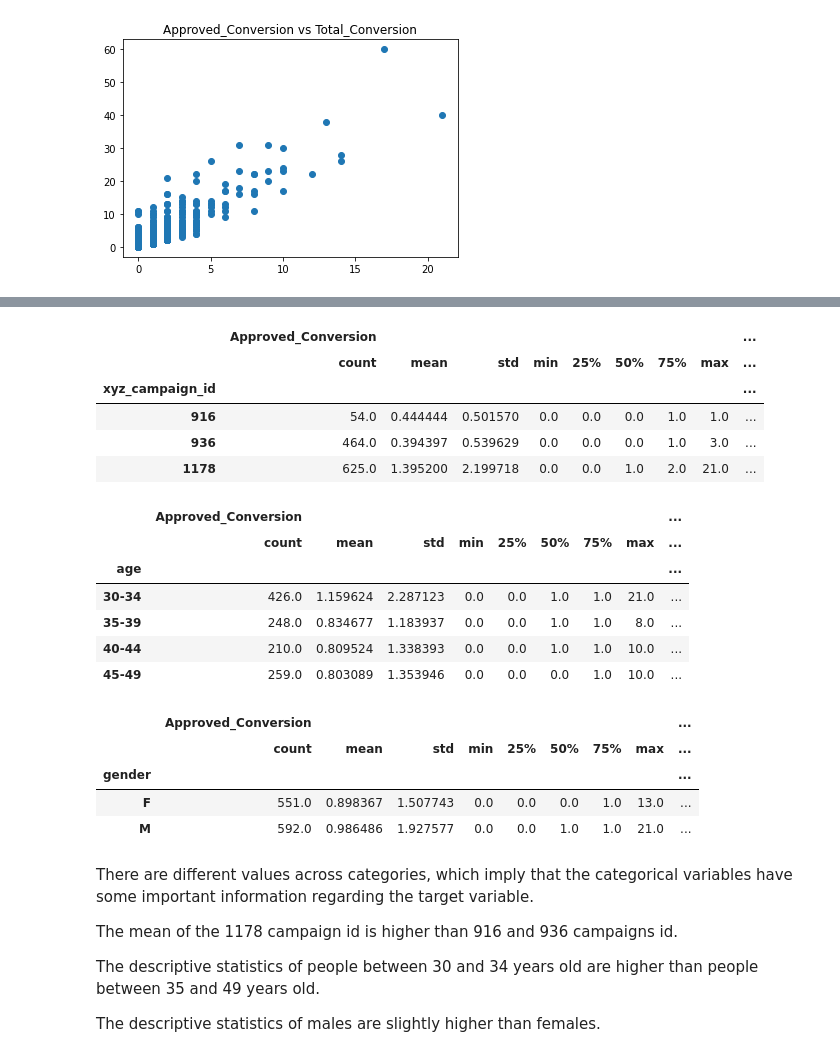
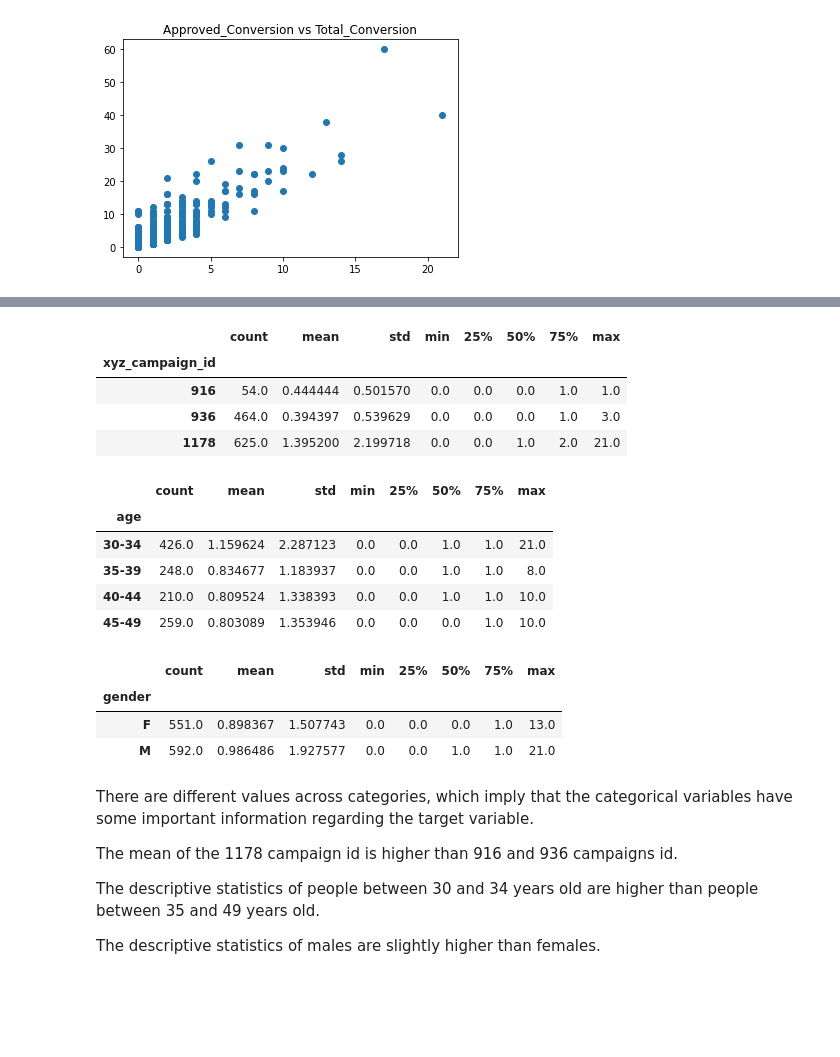
Before and after one commit to omaroscar-10/Product-Sales-Prediction, a Jupyter notebook: Product Sales Prediction.ipynb, the cells around one changed output, grey strips where cells are left out. Saved outputs shown, nothing was run; the diff lists cells and outputs as text; code cells hidden in the pictures; blank space fills up the shorter version.

```diff
--- a/Product Sales Prediction.ipynb
+++ b/Product Sales Prediction.ipynb
@@ -260,13 +178,0 @@ masked_array(data=[1, 0, 0, ..., 0, 2, 2],
-# %%
-# Visualize the winsorized data using a box plot
-df["winsorized_Approved_Conversion"] = winsorize(df["Approved_Conversion"], (0,0.10))
-
-plt.boxplot(df["winsorized_Approved_Conversion"])
-plt.title("Boxplot of winsorized Approved_Conversion (whis=1.5)")
-plt.show()
-
-# Plot a histogram to depict the distribution of the winsorized variable
-
-plt.hist(df["winsorized_Approved_Conversion"])
-plt.title("Histogram of winsorized Approved_Conversion")
-plt.show()
@@ -496,32 +340,29 @@ plt.show()
 
 # Derive averages by group
 
-df.groupby("xyz_campaign_id")["Approved_Conversion", "winsorized_Approved_Conversion"].describe()
+df.groupby("xyz_campaign_id")["Approved_Conversion"].describe()
 # %% [output]
-|  | Approved_Conversion |  |  |  |  |  |  |  | ... |
-|  | count | mean | std | min | 25% | 50% | 75% | max | ... |
-| xyz_campaign_id |  |  |  |  |  |  |  |  | ... |
-| 916 | 54.0 | 0.444444 | 0.501570 | 0.0 | 0.0 | 0.0 | 1.0 | 1.0 | ... |
-| 936 | 464.0 | 0.394397 | 0.539629 | 0.0 | 0.0 | 0.0 | 1.0 | 3.0 | ... |
-| 1178 | 625.0 | 1.395200 | 2.199718 | 0.0 | 0.0 | 1.0 | 2.0 | 21.0 | ... |
+|  | count | mean | std | min | 25% | 50% | 75% | max |
+| xyz_campaign_id |  |  |  |  |  |  |  |  |
+| 916 | 54.0 | 0.444444 | 0.501570 | 0.0 | 0.0 | 0.0 | 1.0 | 1.0 |
+| 936 | 464.0 | 0.394397 | 0.539629 | 0.0 | 0.0 | 0.0 | 1.0 | 3.0 |
+| 1178 | 625.0 | 1.395200 | 2.199718 | 0.0 | 0.0 | 1.0 | 2.0 | 21.0 |
 # %%
-df.groupby("age")["Approved_Conversion", "winsorized_Approved_Conversion"].describe()
+df.groupby("age")["Approved_Conversion"].describe()
 # %% [output]
-|  | Approved_Conversion |  |  |  |  |  |  |  | ... |
-|  | count | mean | std | min | 25% | 50% | 75% | max | ... |
-| age |  |  |  |  |  |  |  |  | ... |
-| 30-34 | 426.0 | 1.159624 | 2.287123 | 0.0 | 0.0 | 1.0 | 1.0 | 21.0 | ... |
-| 35-39 | 248.0 | 0.834677 | 1.183937 | 0.0 | 0.0 | 1.0 | 1.0 | 8.0 | ... |
-| 40-44 | 210.0 | 0.809524 | 1.338393 | 0.0 | 0.0 | 1.0 | 1.0 | 10.0 | ... |
-| 45-49 | 259.0 | 0.803089 | 1.353946 | 0.0 | 0.0 | 0.0 | 1.0 | 10.0 | ... |
+|  | count | mean | std | min | 25% | 50% | 75% | max |
+| age |  |  |  |  |  |  |  |  |
+| 30-34 | 426.0 | 1.159624 | 2.287123 | 0.0 | 0.0 | 1.0 | 1.0 | 21.0 |
+| 35-39 | 248.0 | 0.834677 | 1.183937 | 0.0 | 0.0 | 1.0 | 1.0 | 8.0 |
+| 40-44 | 210.0 | 0.809524 | 1.338393 | 0.0 | 0.0 | 1.0 | 1.0 | 10.0 |
+| 45-49 | 259.0 | 0.803089 | 1.353946 | 0.0 | 0.0 | 0.0 | 1.0 | 10.0 |
 # %%
-df.groupby("gender")["Approved_Conversion", "winsorized_Approved_Conversion"].describe()
+df.groupby("gender")["Approved_Conversion"].describe()
 # %% [output]
-|  | Approved_Conversion |  |  |  |  |  |  |  | ... |
-|  | count | mean | std | min | 25% | 50% | 75% | max | ... |
-| gender |  |  |  |  |  |  |  |  | ... |
-| F | 551.0 | 0.898367 | 1.507743 | 0.0 | 0.0 | 0.0 | 1.0 | 13.0 | ... |
-| M | 592.0 | 0.986486 | 1.927577 | 0.0 | 0.0 | 1.0 | 1.0 | 21.0 | ... |
+|  | count | mean | std | min | 25% | 50% | 75% | max |
+| gender |  |  |  |  |  |  |  |  |
+| F | 551.0 | 0.898367 | 1.507743 | 0.0 | 0.0 | 0.0 | 1.0 | 13.0 |
+| M | 592.0 | 0.986486 | 1.927577 | 0.0 | 0.0 | 1.0 | 1.0 | 21.0 |
 # %% [markdown]
 There are different values across categories, which imply that the categorical variables have some important information regarding the target variable.
 
```
Also changed, not shown: parts of 135 cells of this notebook.
